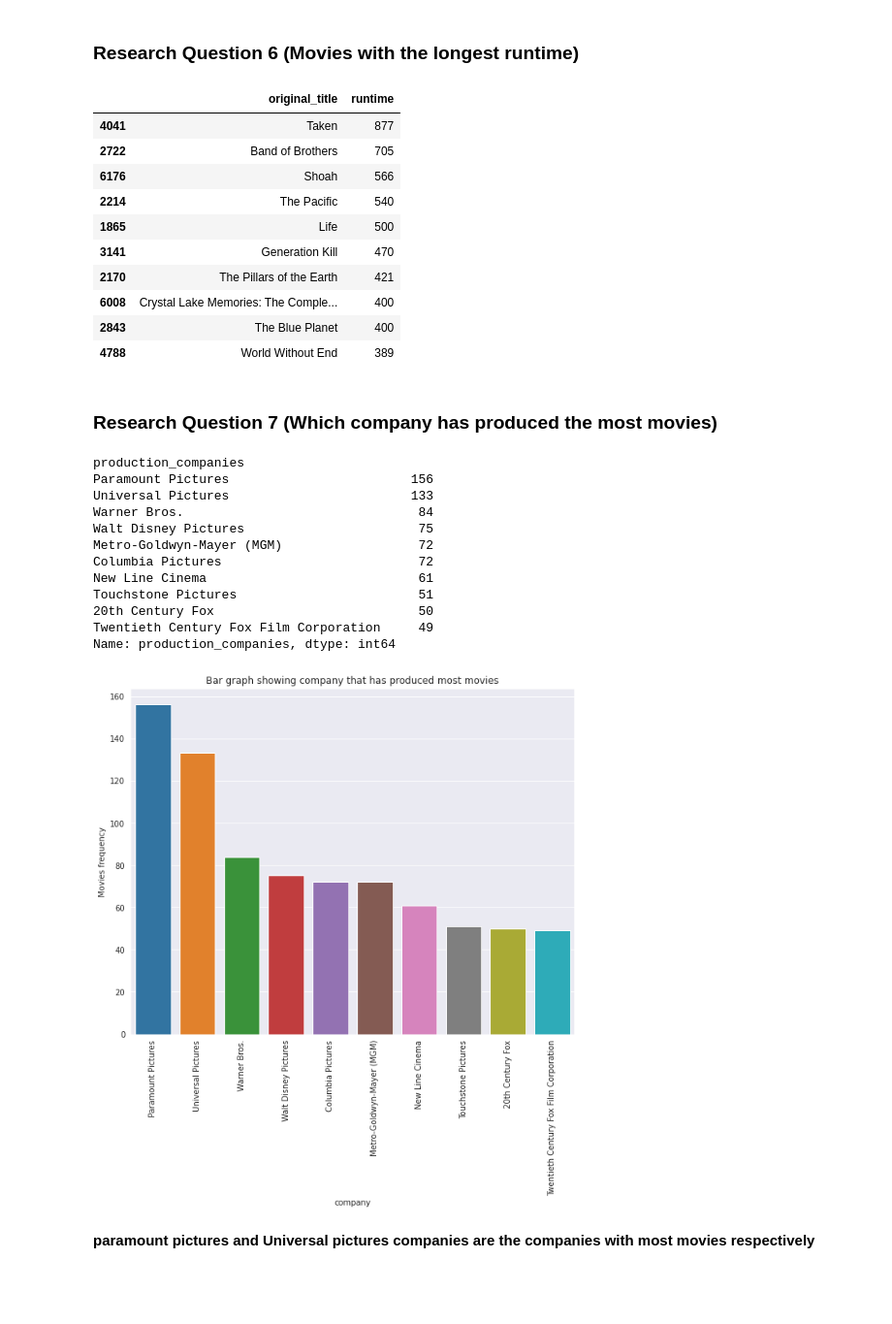
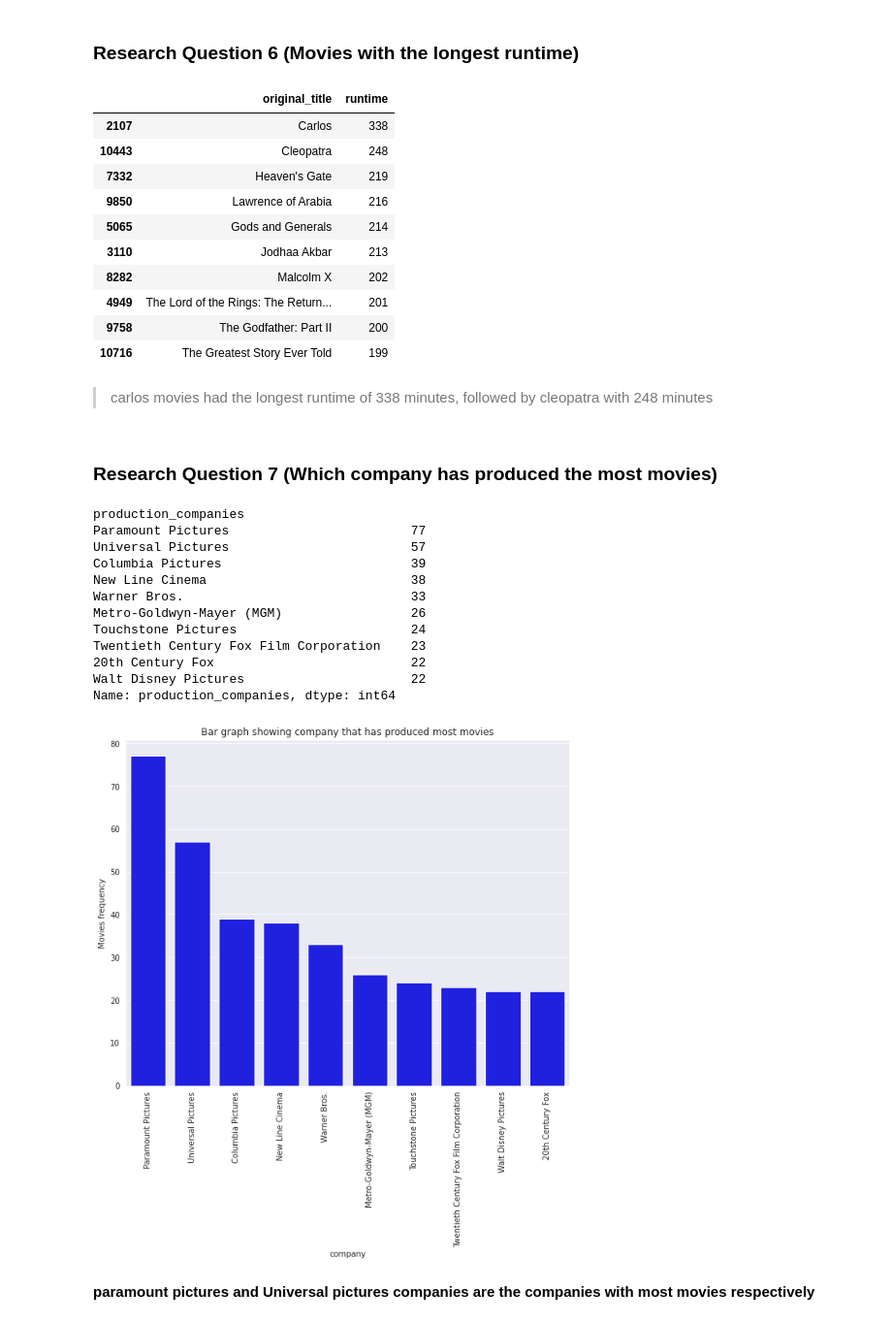
Before and after one commit to spkibe/Investigate_a_Dataset, a Jupyter notebook: Investigate_a_Dataset.ipynb, the cells around one changed output. Shown at 97% size. Saved outputs shown, nothing was run; the diff lists cells and outputs as text; code cells hidden in the pictures; blank space fills up the shorter version.

```diff
--- a/Investigate_a_Dataset.ipynb
+++ b/Investigate_a_Dataset.ipynb
@@ -123,6 +130,6 @@ df.drop_duplicates(inplace=True)
 # %%
 ## dropping columns,
-df.drop(['homepage', 'tagline', 'keywords'], axis=1, inplace=True)
+df.drop(['budget', 'revenue', 'homepage', 'tagline', 'keywords'], axis=1, inplace=True)
 # %%
 ## Also droping missing values on rows, for columns with missing values
 df.dropna(inplace=True)
@@ -140,0 +158,3 @@ df.describe()
+# %%
+# revenue and budget should be grater than 0
+df = df.query('budget_adj > 0 & revenue_adj > 0 & runtime > 0').copy()
@@ -239 +280,7 @@ plt.show()
+# %%
+def barplot_counts_top_10(column, data=df):
+    values_count = data[column].value_counts()
+    values_count = values_count[:10, ]
+    plt.figure(figsize=(10,8))
+    sns.barplot(values_count.index, values_count.values, color='blue')
 # %%
@@ -279,45 +326,44 @@ Name: vote_average, dtype: float64
 df[['original_title', 'runtime']].sort_values('runtime', ascending=False)[:10]
 # %% [output]
 |  | original_title | runtime |
-| 4041 | Taken | 877 |
-| 2722 | Band of Brothers | 705 |
-| 6176 | Shoah | 566 |
-| 2214 | The Pacific | 540 |
-| 1865 | Life | 500 |
-| 3141 | Generation Kill | 470 |
-| 2170 | The Pillars of the Earth | 421 |
-| 6008 | Crystal Lake Memories: The Comple... | 400 |
-| 2843 | The Blue Planet | 400 |
-| 4788 | World Without End | 389 |
+| 2107 | Carlos | 338 |
+| 10443 | Cleopatra | 248 |
+| 7332 | Heaven's Gate | 219 |
+| 9850 | Lawrence of Arabia | 216 |
+| 5065 | Gods and Generals | 214 |
+| 3110 | Jodhaa Akbar | 213 |
+| 8282 | Malcolm X | 202 |
+| 4949 | The Lord of the Rings: The Return... | 201 |
+| 9758 | The Godfather: Part II | 200 |
+| 10716 | The Greatest Story Ever Told | 199 |
+# %% [markdown]
+> carlos movies had the longest runtime of 338 minutes, followed by cleopatra with 248 minutes
 # %% [markdown]
 ### Research Question 7 (Which company has produced the most movies)
 # %%
 df.groupby('production_companies')['production_companies'].count().sort_values(ascending=False)[:10]
 # %% [output]
 production_companies
-Paramount Pictures                        156
-Universal Pictures                        133
-Warner Bros.                               84
-Walt Disney Pictures                       75
-Metro-Goldwyn-Mayer (MGM)                  72
-Columbia Pictures                          72
-New Line Cinema                            61
-Touchstone Pictures                        51
-20th Century Fox                           50
-Twentieth Century Fox Film Corporation     49
+Paramount Pictures                        77
+Universal Pictures                        57
+Columbia Pictures                         39
+New Line Cinema                           38
+Warner Bros.                              33
+Metro-Goldwyn-Mayer (MGM)                 26
+Touchstone Pictures                       24
+Twentieth Century Fox Film Corporation    23
+20th Century Fox                          22
+Walt Disney Pictures                      22
 Name: production_companies, dtype: int64
 # %%
-genres_count  = df['production_companies'].value_counts()
-genres_count = genres_count[:10,]
-plt.figure(figsize=(10,8))
-sns.barplot(genres_count.index, genres_count.values)
+barplot_counts_top_10('production_companies')
 plt.title('Bar graph showing company that has produced most movies')
 plt.ylabel('Movies frequency')
 plt.xlabel('company')
 plt.xticks(rotation = 90)
 plt.show()
 # %% [output]
-[figure, old version]
+[figure, new version]
 # %% [markdown]
 **paramount pictures and Universal pictures companies are the companies with most movies respectively**
 # %% [markdown]
```
Also changed, not shown: parts of 59 cells of this notebook, 1 other file.
